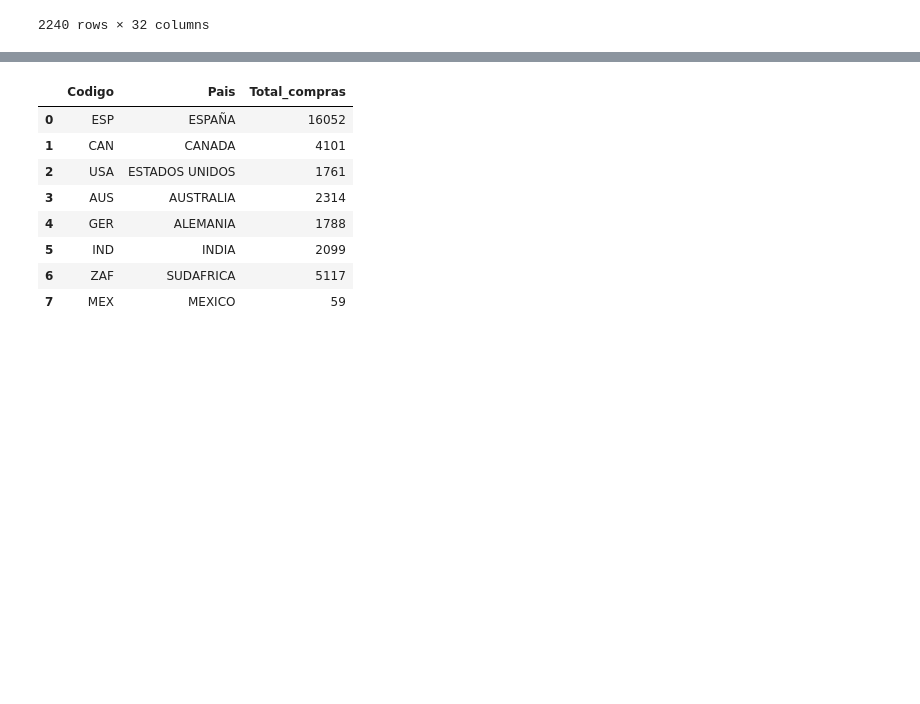
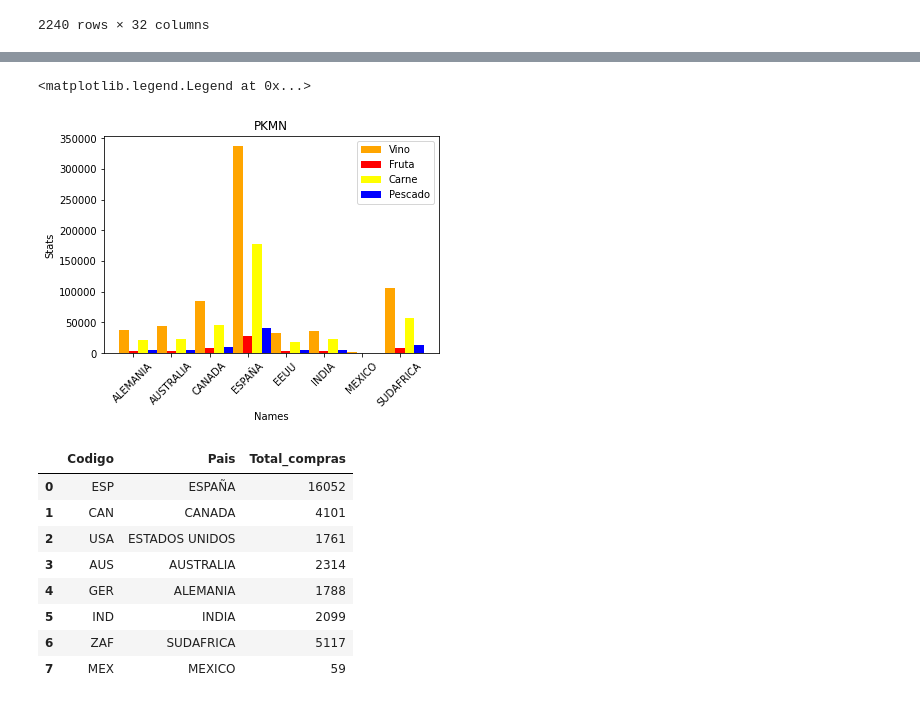
Before and after one commit to GabyLeon10100/MujeresDigitales, a Jupyter notebook: ProyectoFinal.ipynb, the cells around one changed output, grey strips where cells are left out. Drawn from its saved outputs; the diff is of its cells as text; code cells hidden in the pictures; blank space fills up the shorter version.

```diff
--- a/ProyectoFinal.ipynb
+++ b/ProyectoFinal.ipynb
@@ -235,3 +235,10 @@ data
 | 2238 | 528 | 1978 | Graduation | Married | 65819.0 | 0 | 0 | 11/29/12 | 99 | ... |
 | 2239 | 4070 | 1969 | PhD | Married | 94871.0 | 0 | 2 | 9/1/12 | 99 | ... |
 2240 rows × 32 columns
+# %%
+vino = data.groupby('paises').MntWines.sum()
+fruta = data.groupby('paises').MntFruits.sum()
+carne = data.groupby('paises').MntMeatProducts.sum()
+pescado = data.groupby('paises').MntFishProducts.sum()
+dulce = data.groupby('paises').MntSweetProducts.sum()
+oro = data.groupby('paises').MntGoldProds.sum()
@@ -237,0 +256,10 @@ data
+# %%
+compra = pd.DataFrame()
+compra['paises'] = ["ALEMANIA", "AUSTRALIA", "CANADA", "ESPAÑA", "EEUU", "INDIA", "MEXICO", "SUDAFRICA"]
+compra['Wine'] = [vino[0], vino[1], vino[2], vino[3], vino[4], vino[5], vino[6], vino[7]]
+compra['Fruit'] = [fruta[0], fruta[1], fruta[2], fruta[3], fruta[4], fruta[5], fruta[6], fruta[7]]
+compra['Meat'] = [carne[0], carne[1], carne[2], carne[3], carne[4], carne[5], carne[6], carne[7]]
+compra['Fish'] = [pescado[0], pescado[1], pescado[2], pescado[3], pescado[4], pescado[5], pescado[6], pescado[7]]
+compra['Sweet'] = [dulce[0], dulce[1], dulce[2], dulce[3], dulce[4], dulce[5], dulce[6], dulce[7]]
+compra['Gold'] = [oro[0], oro[1], oro[2], oro[3], oro[4], oro[5], oro[6], oro[7]]
+compra
@@ -237,0 +276,20 @@ data
+# %%
+labels = compra['paises']
+x = np.arange(len(labels))
+width = 0.25
+
+plt.bar(x - width, compra['Wine'], label='Vino', width=width, color='orange')
+plt.bar(x, compra['Fruit'], label='Fruta', width=width, color='red')
+plt.bar(x + width , compra['Meat'], label='Carne', width=width, color='yellow')
+plt.bar(x + width + width, compra['Fish'], label='Pescado', width=width, color='blue')
+#plt.plot(x - width, pk['Attack'][:13], color="blue", label="ATK Line")
+#plt.plot(x, pk['HP'][:13], color="purple", label="HP Line")
+#plt.plot(x + width, pk['Defense'][:13], color="lightblue", label="DEF Line")
+plt.title("PKMN")
+plt.xlabel("Names")
+plt.ylabel("Stats")
+plt.xticks(rotation=45, ticks=x, labels=labels)
+plt.legend()
+# %% [output]
+<matplotlib.legend.Legend at 0x...>
+[figure, added]
```
Also changed, not shown: parts of 11 cells of this notebook.
